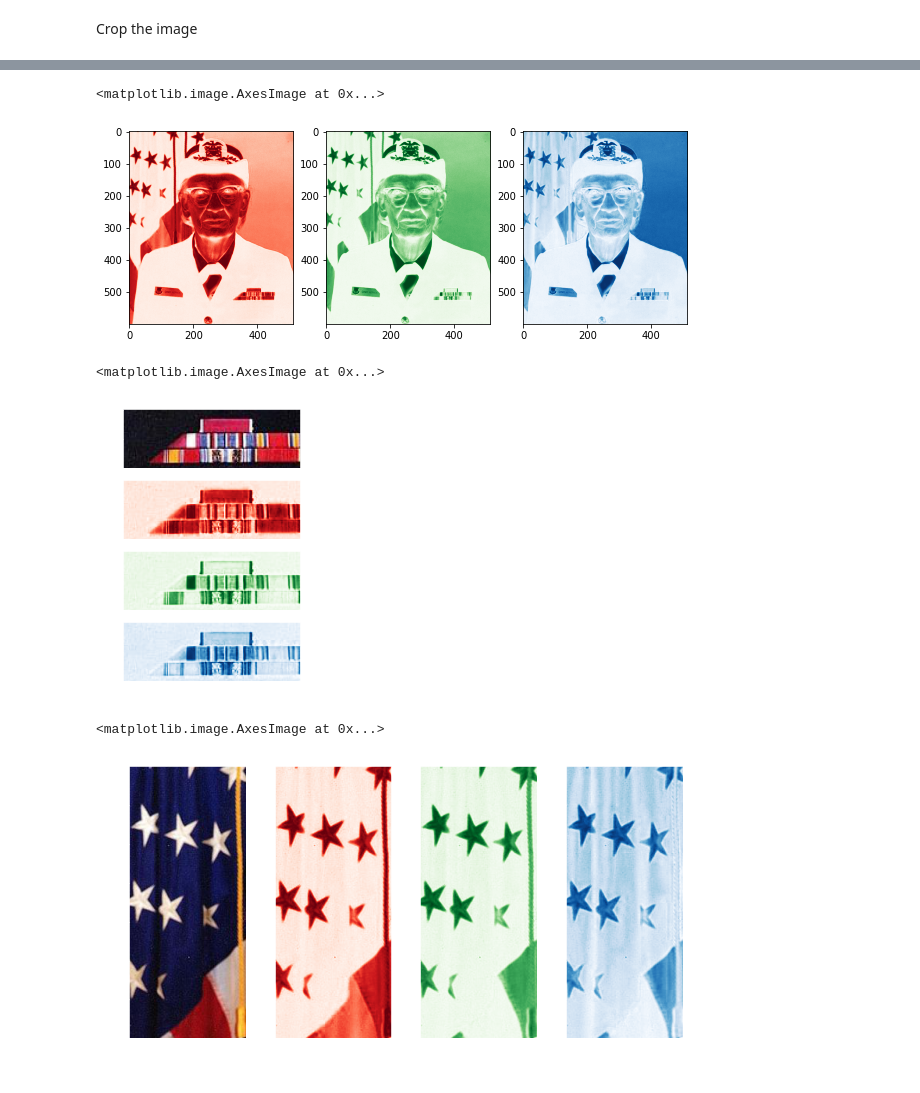
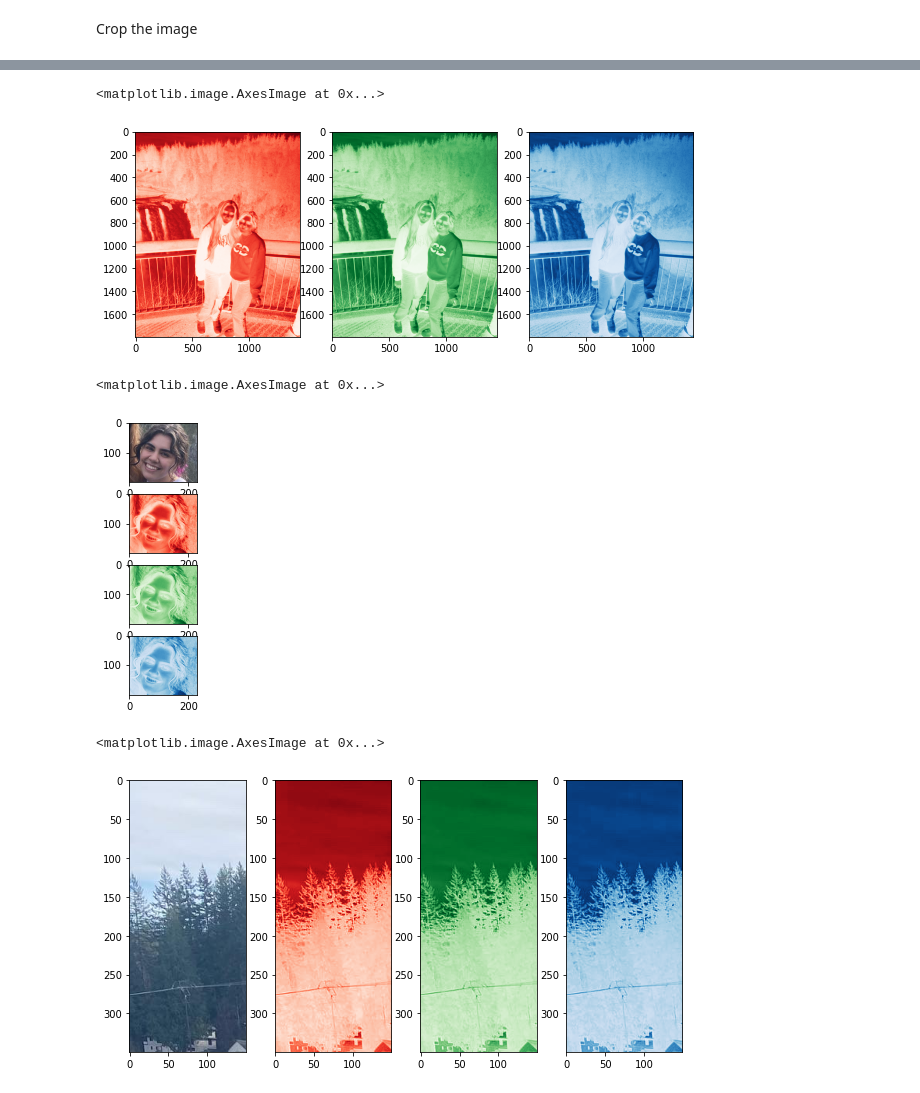
Before and after one commit to kaylynjanelle/ANS198, a Jupyter notebook: note1_python_libraries.ipynb, the cells around one changed output, grey strips where cells are left out. Cells and saved outputs as stored; diff of their text form; code cells hidden in the pictures.

```diff
--- a/note1_python_libraries.ipynb
+++ b/note1_python_libraries.ipynb
@@ -240,7 +240,7 @@ image.shape
 (600, 512, 3)
 [figure]
 # %%
-image = plt.imread('group.jpeg')
+image = plt.imread('practice.jpeg')
 # %%
 plt.imshow(image)
 # %% [output]
@@ -288,16 +288,16 @@ axes[1].imshow(image[:, :, 1], cmap="Greens")
 axes[2].imshow(image[:, :, 2], cmap="Blues")
 # %% [output]
 <matplotlib.image.AxesImage at 0x...>
-[figure, old version]
+[figure, new version]
 # %%
 fig, axes = plt.subplots(nrows=4, figsize=(10, 5))
-axes[0].imshow(image[480:530, 300:450, :])
-axes[1].imshow(image[480:530, 300:450, 0], cmap="Reds")
-axes[2].imshow(image[480:530, 300:450, 1], cmap="Greens")
-axes[3].imshow(image[480:530, 300:450, 2], cmap="Blues")
+axes[0].imshow(image[700:900, 870:1100, :])
+axes[1].imshow(image[700:900, 870:1100, 0], cmap="Reds")
+axes[2].imshow(image[700:900, 870:1100, 1], cmap="Greens")
+axes[3].imshow(image[700:900, 870:1100, 2], cmap="Blues")
 # %% [output]
 <matplotlib.image.AxesImage at 0x...>
-[figure, old version]
+[figure, new version]
 # %%
 fig, axes = plt.subplots(ncols=4, figsize=(10, 5))
 axes[0].imshow(image[:350, :150, :])
@@ -306,4 +306,4 @@ axes[2].imshow(image[:350, :150, 1], cmap="Greens")
 axes[3].imshow(image[:350, :150, 2], cmap="Blues")
 # %% [output]
 <matplotlib.image.AxesImage at 0x...>
-[figure, old version]
+[figure, new version]
```
Also changed, not shown: parts of 8 cells of this notebook.
